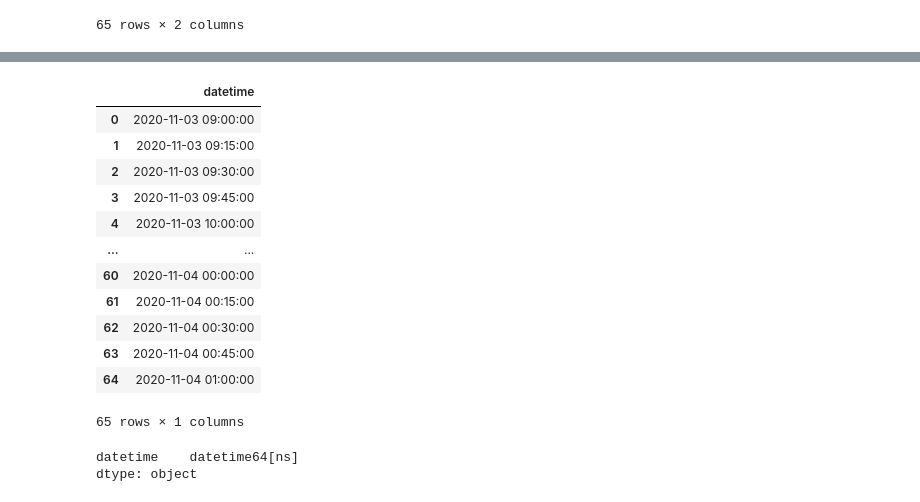
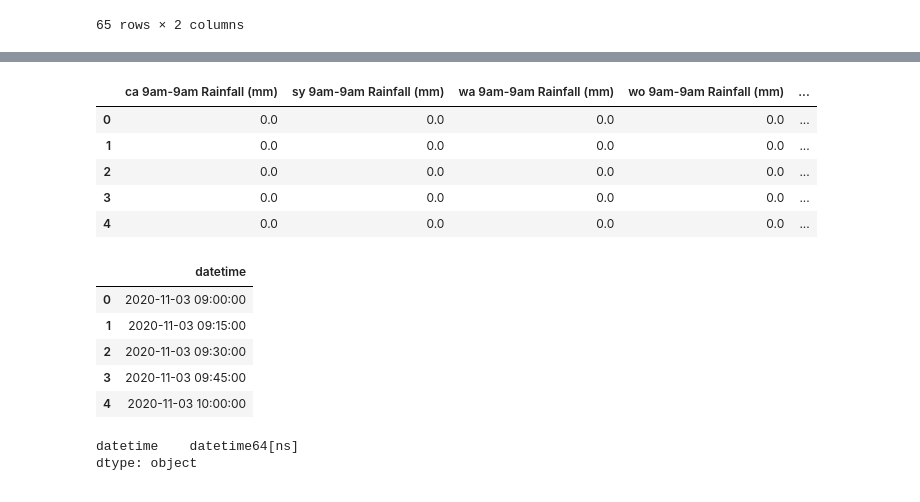
Before and after one commit to EpicTomatoSauce/uwa_final_project, a Jupyter notebook: clean.ipynb, the cells around one changed output, grey strips where cells are left out. Drawn from its saved outputs; the diff is of its cells as text; code cells hidden in the pictures.

```diff
--- a/clean.ipynb
+++ b/clean.ipynb
@@ -117,29 +136,35 @@ Water Level (m)                    float64
 dtype: object
+# %%
+drop_cols = [2]
+df_concat_drop = df_concat.drop(df_concat.columns[drop_cols], axis = 1)
+df_concat_drop.head()
+# %% [output]
+|  | ca 9am-9am Rainfall (mm) | sy 9am-9am Rainfall (mm) | wa 9am-9am Rainfall (mm) | wo 9am-9am Rainfall (mm) | ... |
+| 0 | 0.0 | 0.0 | 0.0 | 0.0 | ... |
+| 1 | 0.0 | 0.0 | 0.0 | 0.0 | ... |
+| 2 | 0.0 | 0.0 | 0.0 | 0.0 | ... |
+| 3 | 0.0 | 0.0 | 0.0 | 0.0 | ... |
+| 4 | 0.0 | 0.0 | 0.0 | 0.0 | ... |
 # %%
-datetime = pd.date_range('11/3/2020 9:00', '05/31/2021 23:45', freq="15min") #month day year converts to year month day
+datetime = pd.date_range('11/3/2020 9:00', '31/5/2021 23:45', freq="15min") #month day year converts to year month day
 # %%
 datetime_df = pd.DataFrame(datetime)
 datetime_df = datetime_df.rename({0: 'datetime'}, axis = 1)
-datetime_df.head(65)
+datetime_df['datetime'] = datetime_df['datetime'].astype('datetime64')
+datetime_df.head()
 # %% [output]
 |  | datetime |
 | 0 | 2020-11-03 09:00:00 |
 | 1 | 2020-11-03 09:15:00 |
 | 2 | 2020-11-03 09:30:00 |
 | 3 | 2020-11-03 09:45:00 |
 | 4 | 2020-11-03 10:00:00 |
-| ... | ... |
-| 60 | 2020-11-04 00:00:00 |
-| 61 | 2020-11-04 00:15:00 |
-| 62 | 2020-11-04 00:30:00 |
-| 63 | 2020-11-04 00:45:00 |
-| 64 | 2020-11-04 01:00:00 |
-65 rows × 1 columns
 # %%
-datetime_df['datetime']= datetime_df['datetime'].astype('datetime64')
-datetime_df.dtypes
+datetime_df['datetime'] = datetime_df['datetime'].astype('datetime64')
-# %% [output]
-datetime    datetime64[ns]
-dtype: object
+# %%
+datetime_df.dtypes
+# %% [output]
+datetime    datetime64[ns]
+dtype: object
 # %%
 from functools import reduce
```
Also changed, not shown: parts of 25 cells of this notebook.
